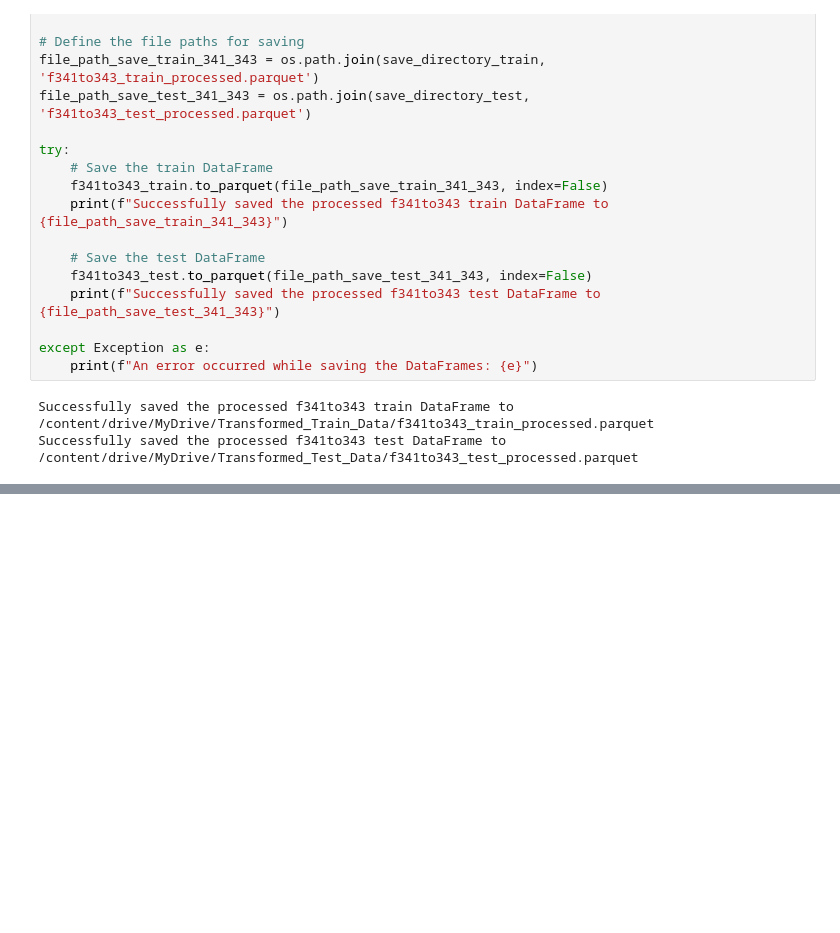
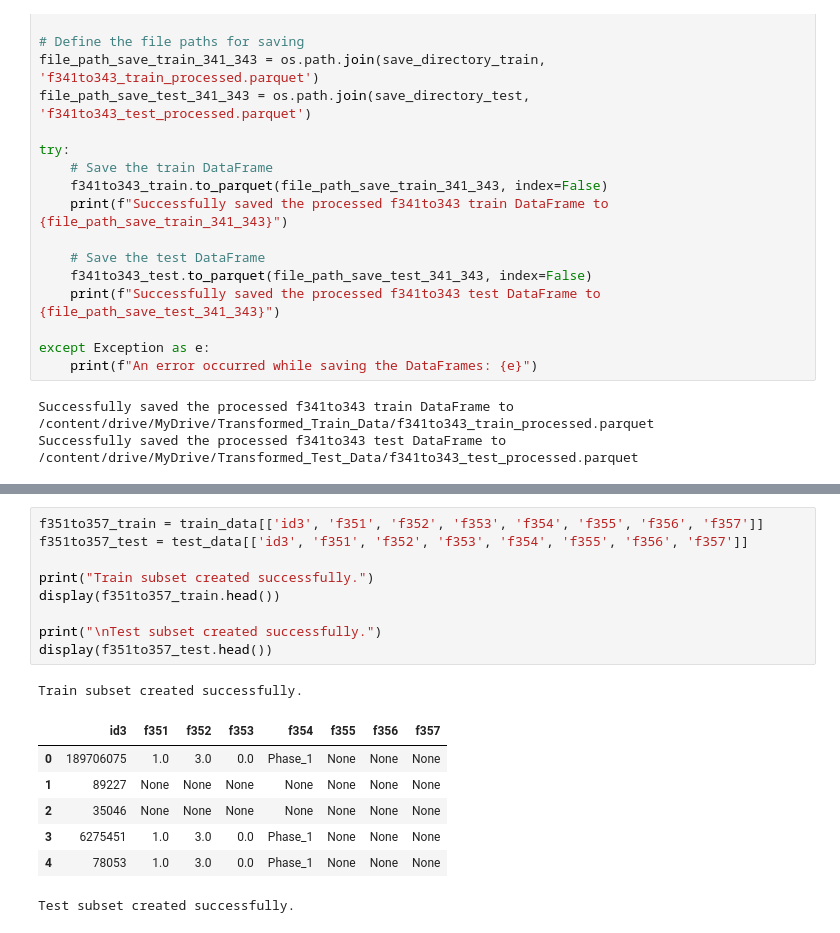
Before and after one commit to rishabh-0042/American_Express_Hackathon_25-2025, a Jupyter notebook: Feature_Engineering3.ipynb, the cells around one changed output, grey strips where cells are left out. Saved outputs shown, nothing was run; the diff lists cells and outputs as text; blank space fills up the shorter version.

```diff
--- a/Feature_Engineering3.ipynb
+++ b/Feature_Engineering3.ipynb
@@ -1996,0 +2275,18 @@ Successfully saved the processed f341to343 test DataFrame to /content/drive/MyDr
+# %%
+f351to357_train = train_data[['id3', 'f351', 'f352', 'f353', 'f354', 'f355', 'f356', 'f357']]
+f351to357_test = test_data[['id3', 'f351', 'f352', 'f353', 'f354', 'f355', 'f356', 'f357']]
+
+print("Train subset created successfully.")
+display(f351to357_train.head())
+
+print("\nTest subset created successfully.")
+display(f351to357_test.head())
+# %% [output]
+Train subset created successfully.
+|  | id3 | f351 | f352 | f353 | f354 | f355 | f356 | f357 |
+| 0 | 189706075 | 1.0 | 3.0 | 0.0 | Phase_1 | None | None | None |
+| 1 | 89227 | None | None | None | None | None | None | None |
+| 2 | 35046 | None | None | None | None | None | None | None |
+| 3 | 6275451 | 1.0 | 3.0 | 0.0 | Phase_1 | None | None | None |
+| 4 | 78053 | 1.0 | 3.0 | 0.0 | Phase_1 | None | None | None |
+Test subset created successfully.
```
Also changed, not shown: parts of 14 cells of this notebook.
